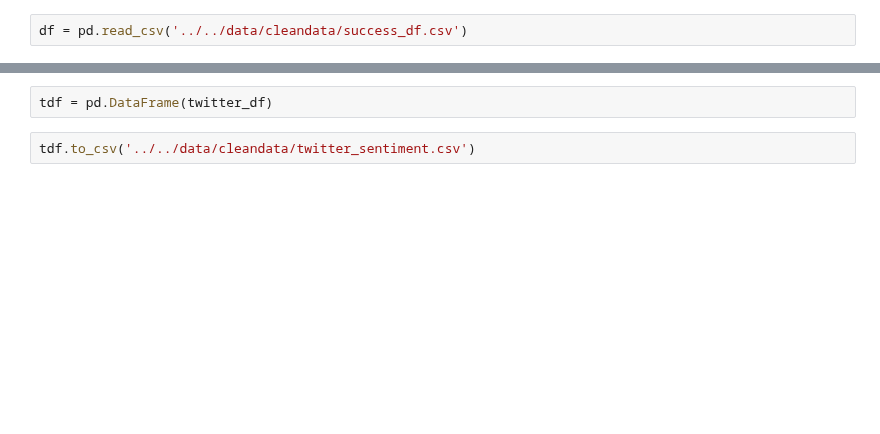
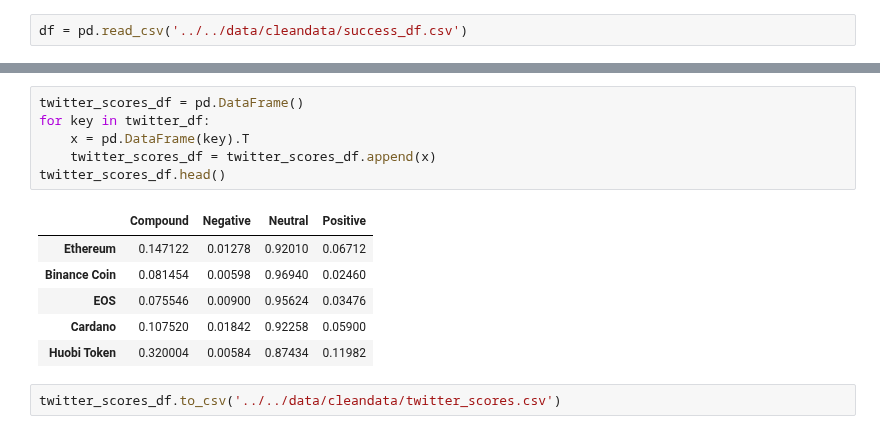
Before and after one commit to eccadena/ICO_Viability_Index, a Jupyter notebook: notebooks/libs/twitter_sent.ipynb, the cells around one changed output, grey strips where cells are left out. Drawn from its saved outputs; the diff is of its cells as text; blank space fills up the shorter version.

Commit message:
Added twitter scores

```diff
--- a/notebooks/libs/twitter_sent.ipynb
+++ b/notebooks/libs/twitter_sent.ipynb
@@ -191,4 +204,15 @@ twitter_df
-# %%
-tdf = pd.DataFrame(twitter_df)
+# %%
+twitter_scores_df = pd.DataFrame()
+for key in twitter_df:
+    x = pd.DataFrame(key).T
+    twitter_scores_df = twitter_scores_df.append(x)
+twitter_scores_df.head()
+# %% [output]
+|  | Compound | Negative | Neutral | Positive |
+| Ethereum | 0.147122 | 0.01278 | 0.92010 | 0.06712 |
+| Binance Coin | 0.081454 | 0.00598 | 0.96940 | 0.02460 |
+| EOS | 0.075546 | 0.00900 | 0.95624 | 0.03476 |
+| Cardano | 0.107520 | 0.01842 | 0.92258 | 0.05900 |
+| Huobi Token | 0.320004 | 0.00584 | 0.87434 | 0.11982 |
 # %%
-tdf.to_csv('../../data/cleandata/twitter_sentiment.csv')
+twitter_scores_df.to_csv('../../data/cleandata/twitter_scores.csv')
```
Also changed, not shown: parts of 3 cells of this notebook, 2 other files.
